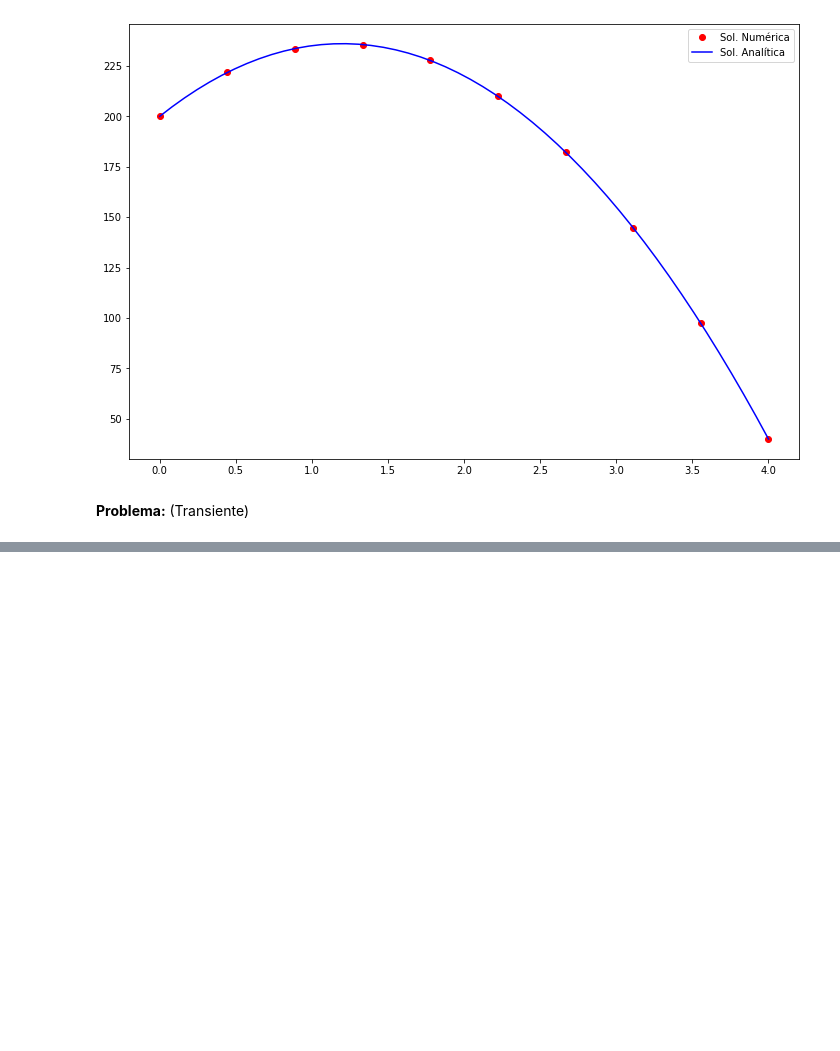
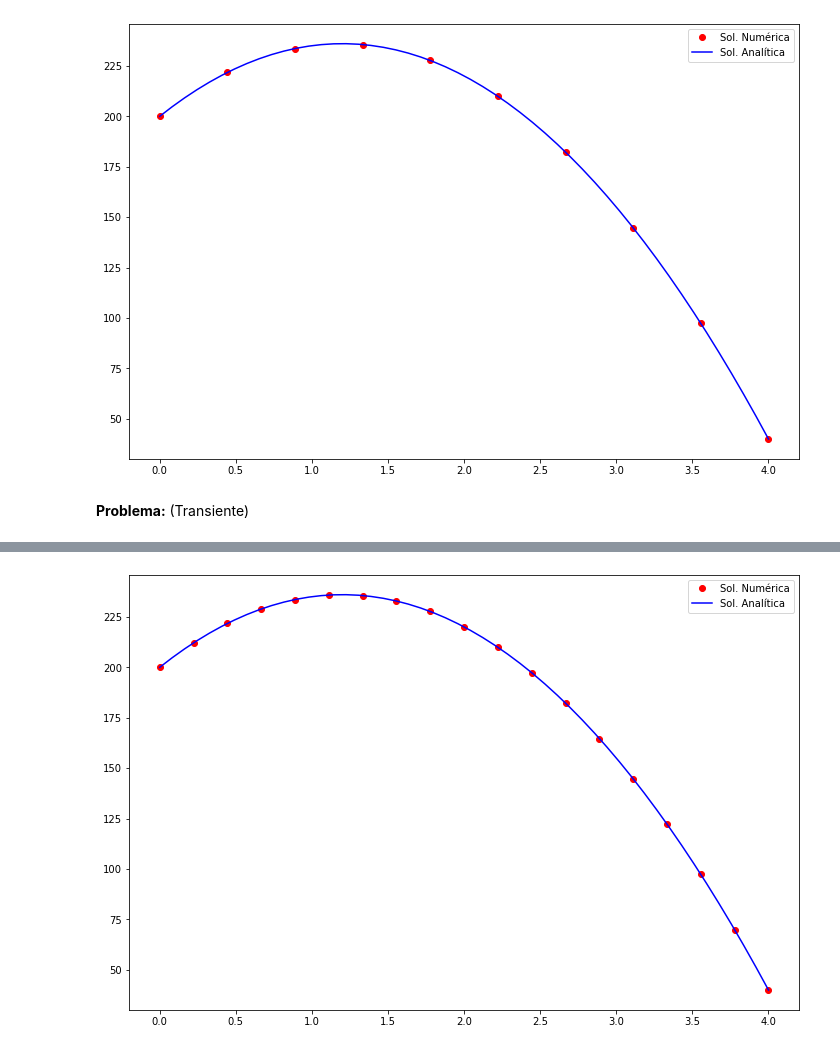
Before and after one commit to barros-jv/Heat_Transfer, a Jupyter notebook: Metodo_Elementos_Finitos/Prob_Termico_1D_MEF.ipynb, the cells around one changed output, grey strips where cells are left out. Saved outputs shown, nothing was run; the diff lists cells and outputs as text; code cells hidden in the pictures; blank space fills up the shorter version.

```diff
--- a/Metodo_Elementos_Finitos/Prob_Termico_1D_MEF.ipynb
+++ b/Metodo_Elementos_Finitos/Prob_Termico_1D_MEF.ipynb
@@ -177,0 +469,13 @@ __Problema:__ (Transiente)
+# %%
+alpha = 1.0; rho = 1.0; Cv = 1.0; Q = 50; Lx=4
+def T(x):
+    c1=-Q/(2*rho*Cv*alpha)
+    c3=200
+    c2=-c1*Lx - 160/Lx
+    return c1*x**2+c2*x+c3
+
+x_sa = np.linspace(0, Lx)
+T_sa = T(x_sa)
+plt.figure(figsize=(12,8))
+plt.plot(x_sa,T_sa)
+plt.show()
@@ -177,0 +484,71 @@ __Problema:__ (Transiente)
+# %%
+# parametros da simulacao
+L = 4.0
+npoints = 19 #Apenas valor multiplos de 3 + 1
+ne = int((npoints-1)/3)
+alpha = 1.0
+q = 50.0
+rho = 1.0
+cv = 1.0
+Te = 200.0
+Td = 40.0
+
+# geracao de pontos
+X = np.linspace(0,L,npoints)
+# geracao da conectividade da malha
+IEN = np.zeros((ne,4),dtype='int')
+count = 0
+for e in range(0,ne):
+    IEN[e] = [count,count+1,count+2,count+3]
+    count += 3
+
+Q = (q/(rho*cv))*np.ones((npoints),dtype='float')
+K = np.zeros((npoints,npoints),dtype='float')
+M = np.zeros((npoints,npoints),dtype='float')
+
+for e in range(0,ne):
+    v1 = IEN[e,0]
+    v2 = IEN[e,1]
+    v3 = IEN[e,2]
+    v4 = IEN[e,3]
+    h = X[v4] - X[v1]
+
+    kelem = (alpha/(40*h))*np.array([[ 148.0, -189.0, 54.0, -13.0],
+                                    [ -189.0, 432.0, -297.0, 54.0],
+                                    [ 54.0, -297.0, 432.0, -189.0],
+                                    [ -13.0, 54.0, -189.0, 148.0]])
+    melem = (h/1680.0)*np.array([[ 128.0, 99.0, -36.0, 19.0],
+                               [ 99.0, 648.0, -81.0, -36.0],
+                               [ -36.0, -81.0, 648.0, 99.0],
+                               [ 19.0, -36.0, 99.0, 128.0]])
+
+    for ilocal in range(0,4):
+        iglobal = int(IEN[e,ilocal])
+        for jlocal in range(0,4):
+            jglobal = int(IEN[e,jlocal])
+
+            K[iglobal,jglobal] += kelem[ilocal,jlocal]
+            M[iglobal,jglobal] += melem[ilocal,jlocal]
+
+A = K.copy()
+b = M@Q
+
+# imposicao das condicoes de contorno
+A[0,:]   = 0.0   # zerando a linha 0
+A[0,0]   = 1.0   # colocando 1 na diagonal principal 0
+b[0]     = Te    # colocando o valor da c.c. em b
+
+A[-1,:]  = 0.0   # zerando a linha 4
+A[-1,-1] = 1.0   # colocando 1 na diagonal princial 4
+b[-1]    = Td    # colocando o valor da c.c. em b
+
+Ainv = np.linalg.inv(A)
+T_num = Ainv@b
+
+plt.figure(figsize=(12,8))
+plt.plot(X,T_num,'or')
+plt.plot(x_sa,T_sa,'b')
+plt.legend(['Sol. Numérica','Sol. Analítica'])
+plt.show()
+# %% [output]
+[figure, added]
```
Also changed, not shown: parts of 26 cells of this notebook.
